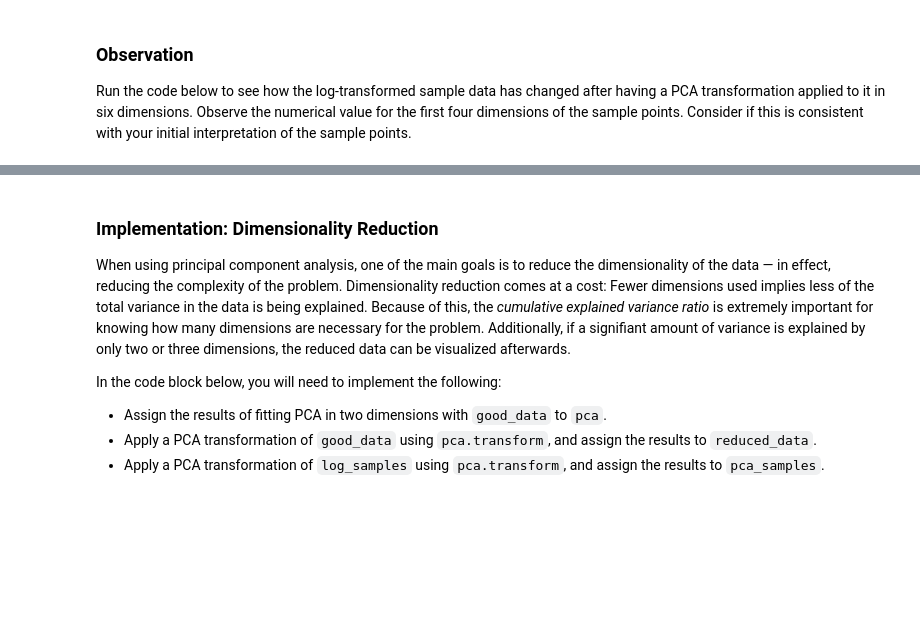
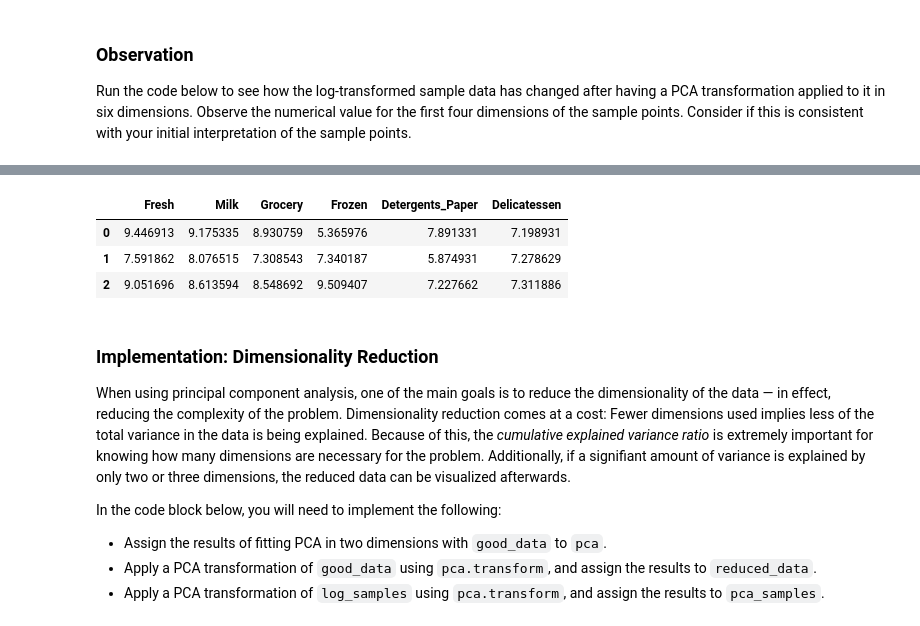
Before and after one commit to rodsveiga/machine-learning, a Jupyter notebook: projects/customer_segments/customer_segments.ipynb, the cells around one changed output, grey strips where cells are left out. Drawn from its saved outputs; the diff is of its cells as text; code cells hidden in the pictures; blank space fills up the shorter version.

```diff
--- a/projects/customer_segments/customer_segments.ipynb
+++ b/projects/customer_segments/customer_segments.ipynb
@@ -369,3 +376,11 @@ display(pd.DataFrame(np.round(pca_samples, 4), columns = pca_results.index.value
+# %%
+# Before the PCA transformation
+log_samples
+# %% [output]
+|  | Fresh | Milk | Grocery | Frozen | Detergents_Paper | Delicatessen |
+| 0 | 9.446913 | 9.175335 | 8.930759 | 5.365976 | 7.891331 | 7.198931 |
+| 1 | 7.591862 | 8.076515 | 7.308543 | 7.340187 | 5.874931 | 7.278629 |
+| 2 | 9.051696 | 8.613594 | 8.548692 | 9.509407 | 7.227662 | 7.311886 |
 # %% [markdown]
 ### Implementation: Dimensionality Reduction
 When using principal component analysis, one of the main goals is to reduce the dimensionality of the data — in effect, reducing the complexity of the problem. Dimensionality reduction comes at a cost: Fewer dimensions used implies less of the total variance in the data is being explained. Because of this, the *cumulative explained variance ratio* is extremely important for knowing how many dimensions are necessary for the problem. Additionally, if a signifiant amount of variance is explained by only two or three dimensions, the reduced data can be visualized afterwards.
```
Also changed, not shown: parts of 10 cells of this notebook.
